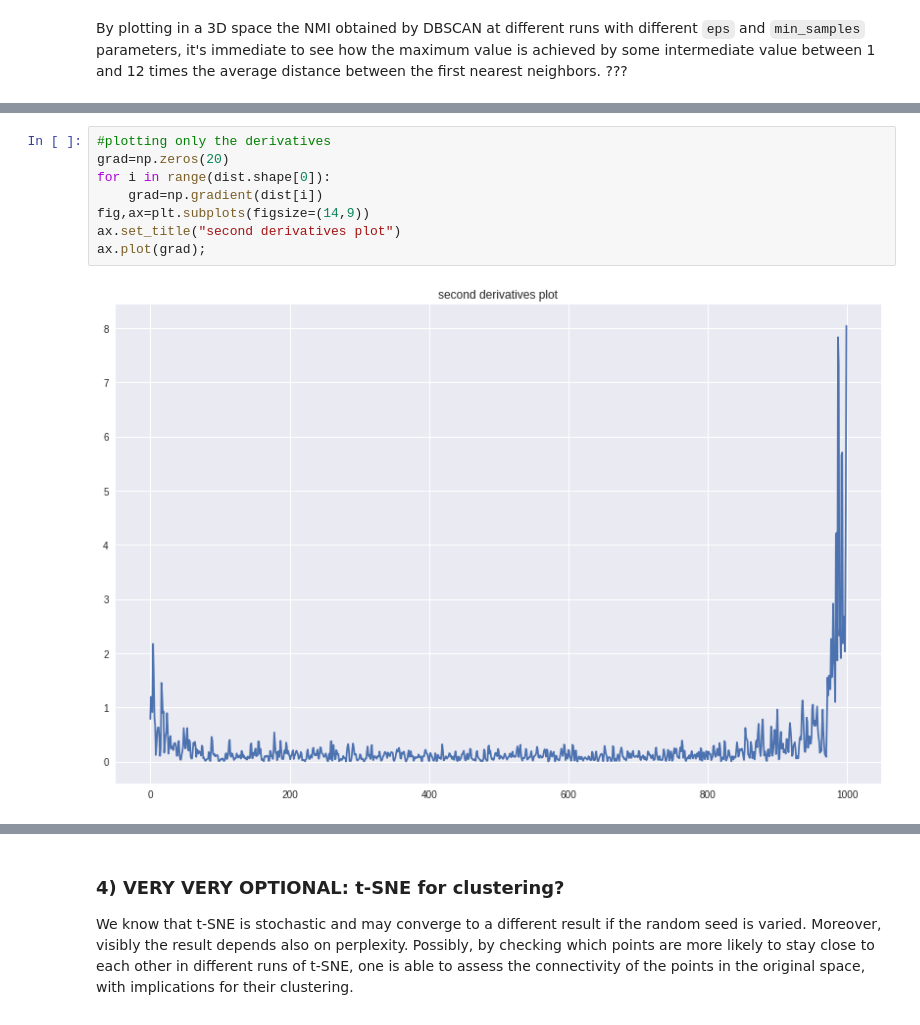
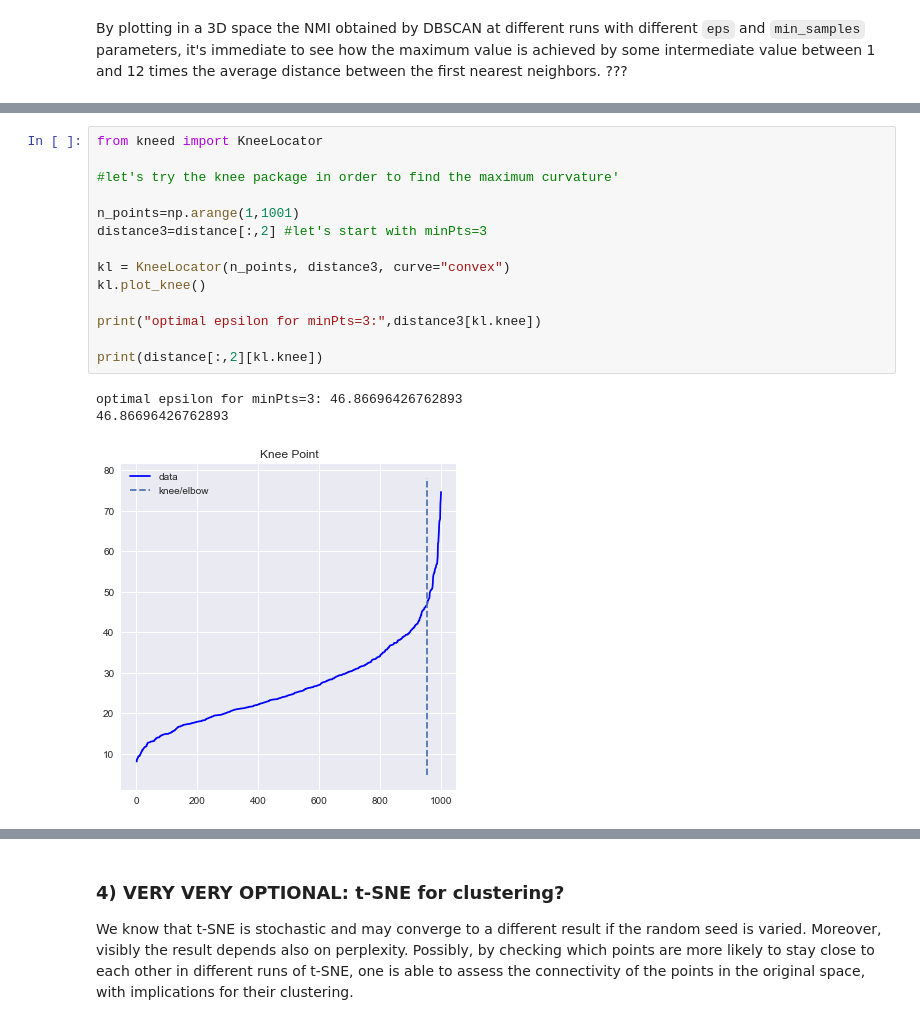
Before and after one commit to emersonvero/LoCP2, a Jupyter notebook: 05_clustering/2219_assignment_05.ipynb, the cells around one changed output, grey strips where cells are left out. Saved outputs shown, nothing was run; the diff lists cells and outputs as text.

```diff
--- a/05_clustering/2219_assignment_05.ipynb
+++ b/05_clustering/2219_assignment_05.ipynb
@@ -322,10 +303,18 @@ plt.plot(np.gradient(dist[5],2)*200)
-# %%
-#plotting only the derivatives
-grad=np.zeros(20)
-for i in range(dist.shape[0]):
-    grad=np.gradient(dist[i])
-fig,ax=plt.subplots(figsize=(14,9))
-ax.set_title("second derivatives plot")
-ax.plot(grad);
-# %% [output]
-[figure, removed]
+# %%
+from kneed import KneeLocator
+
+#let's try the knee package in order to find the maximum curvature'
+
+n_points=np.arange(1,1001)
+distance3=distance[:,2] #let's start with minPts=3
+
+kl = KneeLocator(n_points, distance3, curve="convex")
+kl.plot_knee()
+
+print("optimal epsilon for minPts=3:",distance3[kl.knee])
+
+print(distance[:,2][kl.knee])
+# %% [output]
+optimal epsilon for minPts=3: 46.86696426762893
+46.86696426762893
+[figure, added]
```
Also changed, not shown: parts of 11 cells of this notebook.
